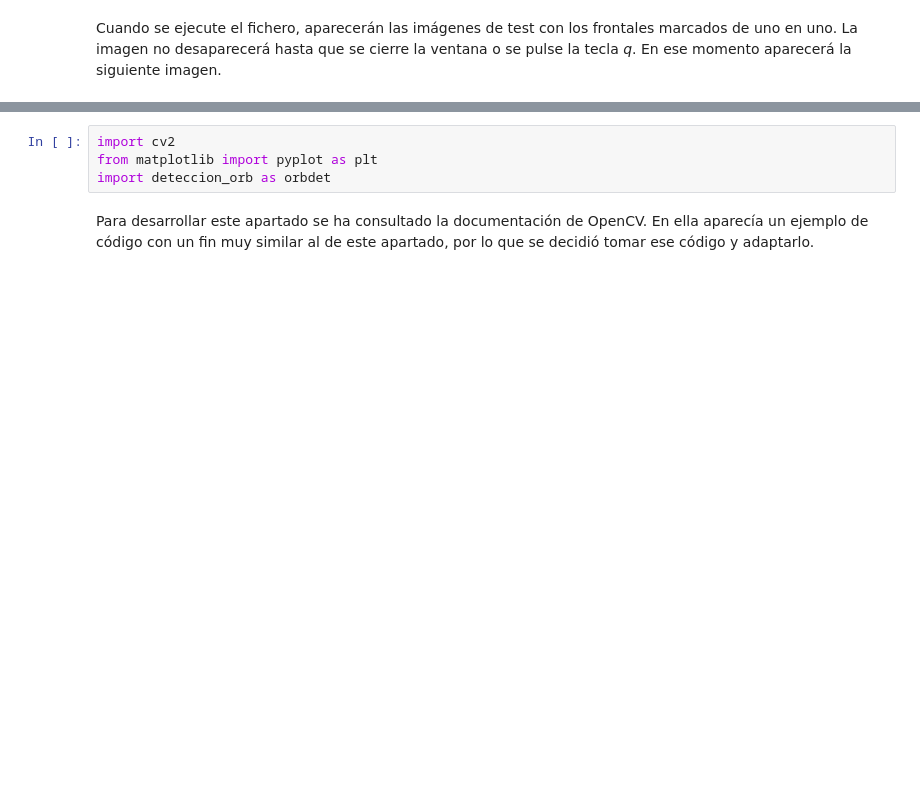
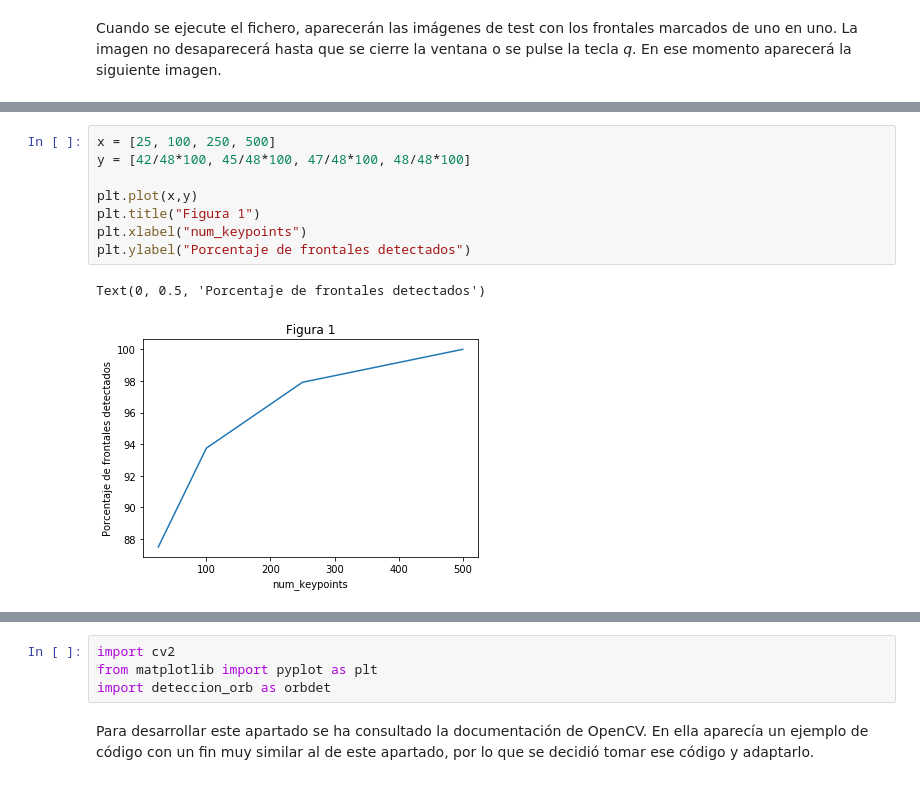
Before and after one commit to mikamp116/cv-p1, a Jupyter notebook: memoria.ipynb, the cells around one changed output, grey strips where cells are left out. Saved outputs shown, nothing was run; the diff lists cells and outputs as text; blank space fills up the shorter version.

```diff
--- a/memoria.ipynb
+++ b/memoria.ipynb
@@ -344,0 +375,11 @@ desaparecerá hasta que se cierre la ventana o se pulse la tecla *q*. En ese mom
+# %%
+x = [25, 100, 250, 500]
+y = [42/48*100, 45/48*100, 47/48*100, 48/48*100]
+
+plt.plot(x,y)
+plt.title("Figura 1")
+plt.xlabel("num_keypoints")
+plt.ylabel("Porcentaje de frontales detectados")
+# %% [output]
+Text(0, 0.5, 'Porcentaje de frontales detectados')
+[figure, added]
```
Also changed, not shown: parts of 59 cells of this notebook, 2 other files.
